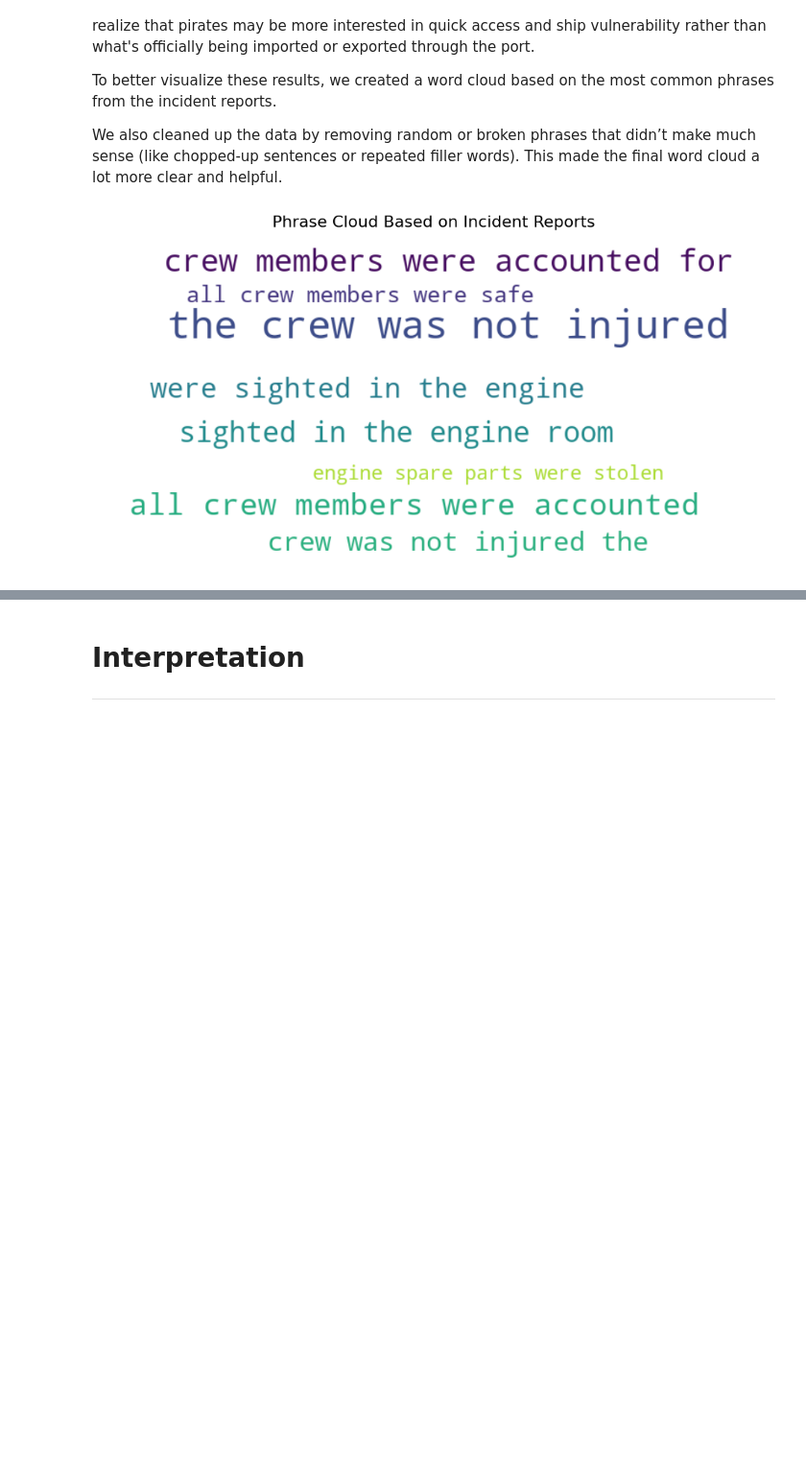
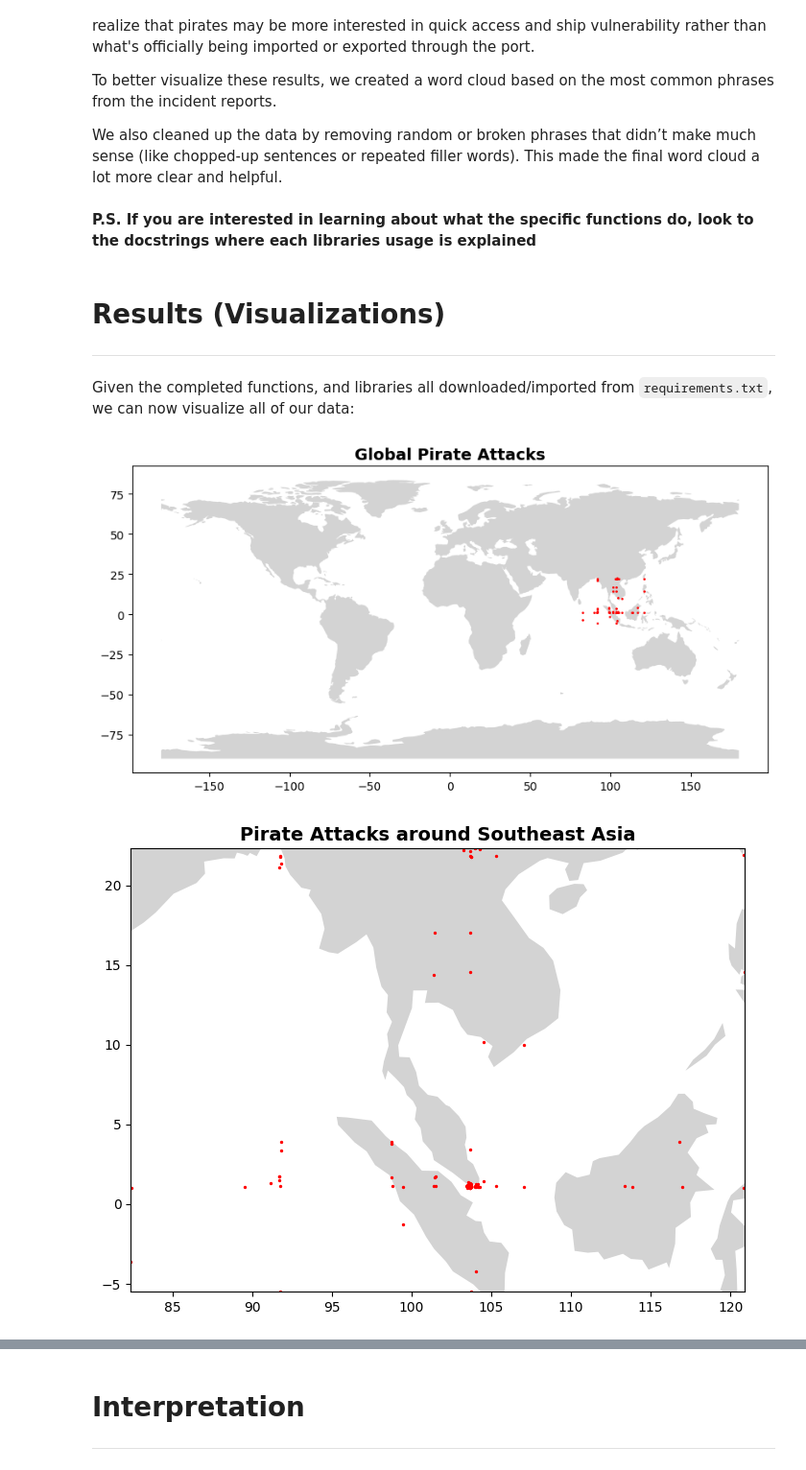
Before and after one commit to olincollege/pirate-tracker, a Jupyter notebook: Pirate Booty.ipynb, the cells around one changed output, grey strips where cells are left out. Shown at 96% size. Drawn from its saved outputs; the diff is of its cells as text; code cells hidden in the pictures; blank space fills up the shorter version.

```diff
--- a/Pirate Booty.ipynb
+++ b/Pirate Booty.ipynb
@@ -205,34 +203,49 @@ So, it’s actually pretty safe to say that most pirate attacks aren’t about s
 To better visualize these results, we created a word cloud based on the most common phrases from the incident reports.
 
 We also cleaned up the data by removing random or broken phrases that didn’t make much sense (like chopped-up sentences or repeated filler words). This made the final word cloud a lot more clear and helpful.
+# %% [markdown]
+**P.S. If you are interested in learning about what the specific functions do, look to the docstrings where each libraries usage is explained**
+# %% [markdown]
+# **Results (Visualizations)** #
+<hr>
+# %% [markdown]
+Given the completed functions, and libraries all downloaded/imported from `requirements.txt`, we can now visualize all of our data:
 # %%
+from pdf_to_visuals import plotting_incidents_map
+
+plotting_incidents_map(decimal_coordinates_final)
+
+
 from wordcloud import WordCloud
 import matplotlib.pyplot as plt
+
+# Working with the 'Phrase Cloud'
 
 # Your phrase count data (from your loop result)
 phrase_counts = {
     "the crew was not injured": 36,
     "crew members were accounted for": 20,
     "all crew members were accounted": 19,
     "sighted in the engine room": 17,
     "were sighted in the engine": 16,
     "crew was not injured the": 15,
     "all crew members were safe": 10,
     "engine spare parts were stolen": 8,
 }
 
 # Create a WordCloud object
 wordcloud = WordCloud(
     width=800,
     height=400,
     background_color='white'
 ).generate_from_frequencies(phrase_counts)
 
 # Display it using matplotlib
 plt.figure(figsize=(12, 6))
 plt.imshow(wordcloud, interpolation='bilinear')
 plt.axis("off")
 plt.title("Phrase Cloud Based on Incident Reports", fontsize=16)
 plt.show()
 # %% [output]
-[figure, old version]
+[figure, new version]
+[figure, added]
```
Also changed, not shown: parts of 9 cells of this notebook.
